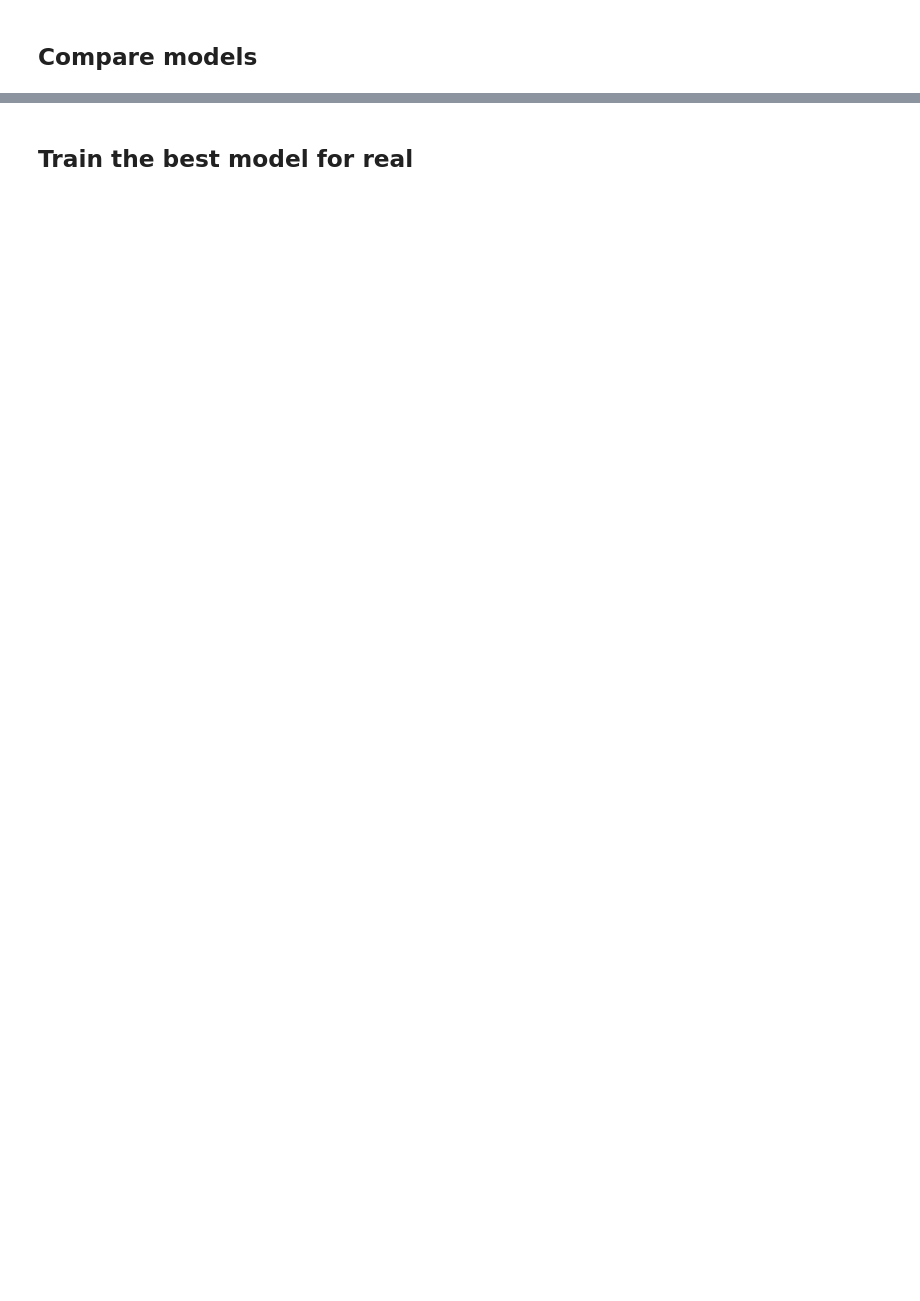
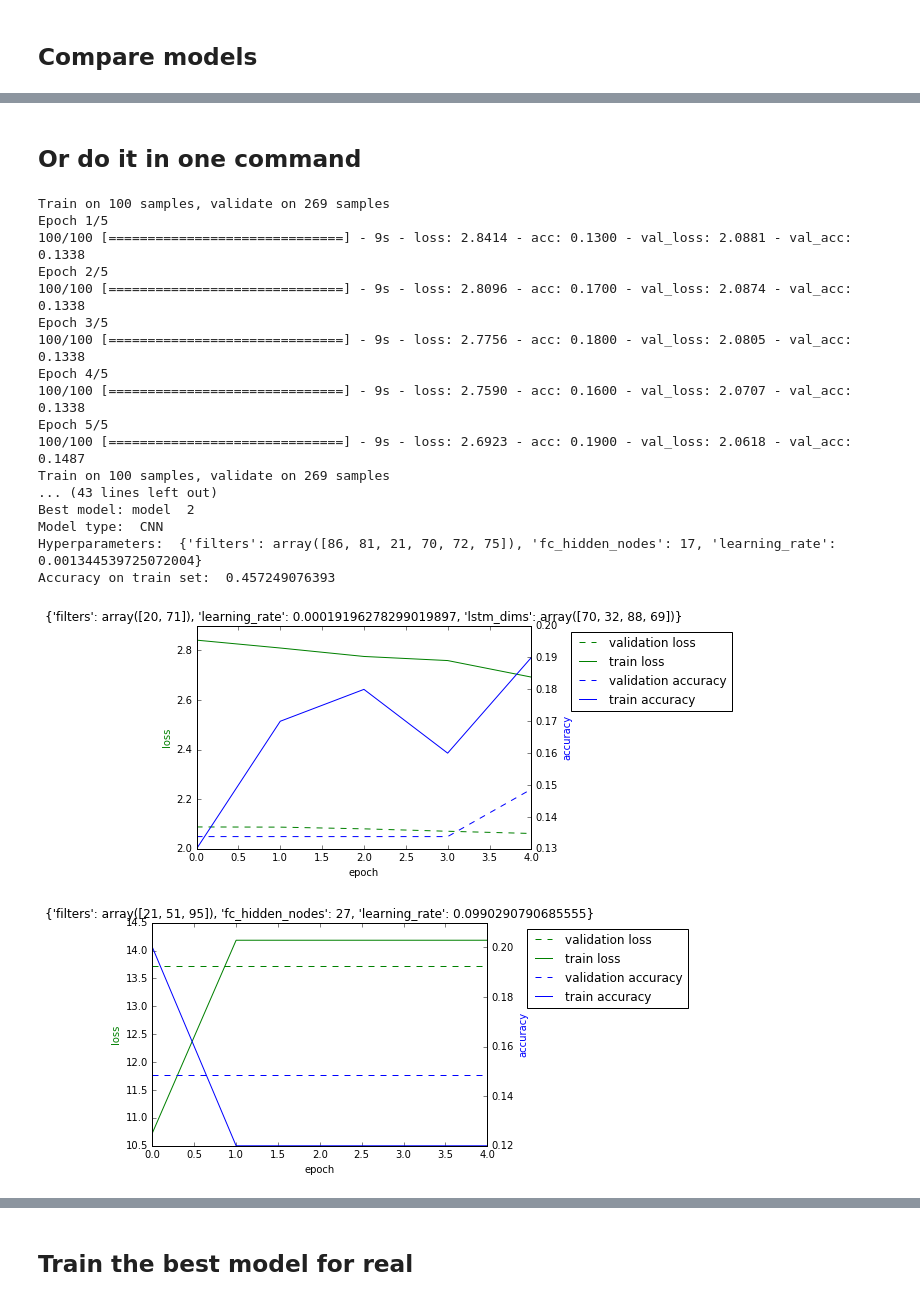
Before and after one commit to NLeSC/mcfly, a Jupyter notebook: notebooks/EvaluateDifferentModels.ipynb, the cells around one changed output, grey strips where cells are left out. Drawn from its saved outputs; the diff is of its cells as text; code cells hidden in the pictures; blank space fills up the shorter version.

```diff
--- a/notebooks/EvaluateDifferentModels.ipynb
+++ b/notebooks/EvaluateDifferentModels.ipynb
@@ -145,0 +118,25 @@ results
+# %% [markdown]
+## Or do it in one command
+# %%
+best_model, best_params, best_model_type = find_architecture.find_best_architecture(X_train, y_train_binary, X_val, y_val_binary, verbose=True,
+                           number_of_models=5)
+# %% [output]
+Train on 100 samples, validate on 269 samples
+Epoch 1/5
+100/100 [==============================] - 9s - loss: 2.8414 - acc: 0.1300 - val_loss: 2.0881 - val_acc: 0.1338
+Epoch 2/5
+100/100 [==============================] - 9s - loss: 2.8096 - acc: 0.1700 - val_loss: 2.0874 - val_acc: 0.1338
+Epoch 3/5
+100/100 [==============================] - 9s - loss: 2.7756 - acc: 0.1800 - val_loss: 2.0805 - val_acc: 0.1338
+Epoch 4/5
+100/100 [==============================] - 9s - loss: 2.7590 - acc: 0.1600 - val_loss: 2.0707 - val_acc: 0.1338
+Epoch 5/5
+100/100 [==============================] - 9s - loss: 2.6923 - acc: 0.1900 - val_loss: 2.0618 - val_acc: 0.1487
+Train on 100 samples, validate on 269 samples
+... (43 lines left out)
+Best model: model  2
+Model type:  CNN
+Hyperparameters:  {'filters': array([86, 81, 21, 70, 72, 75]), 'fc_hidden_nodes': 17, 'learning_rate': 0.001344539725072004}
+Accuracy on train set:  0.457249076393
+[figure, added]
+[figure, added]
```
Also changed, not shown: parts of 18 cells of this notebook, 1 other file.
